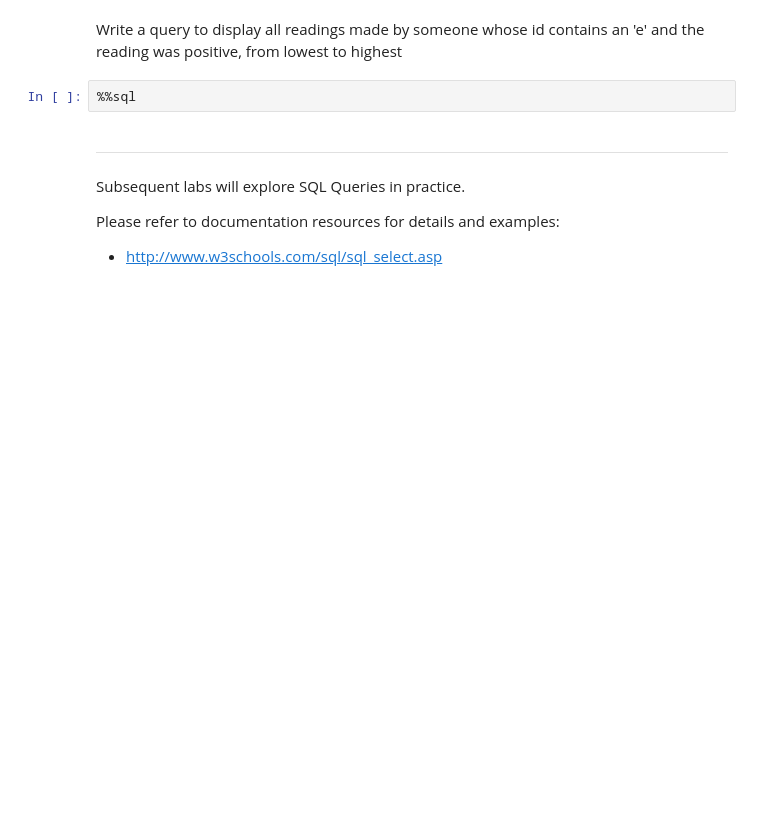
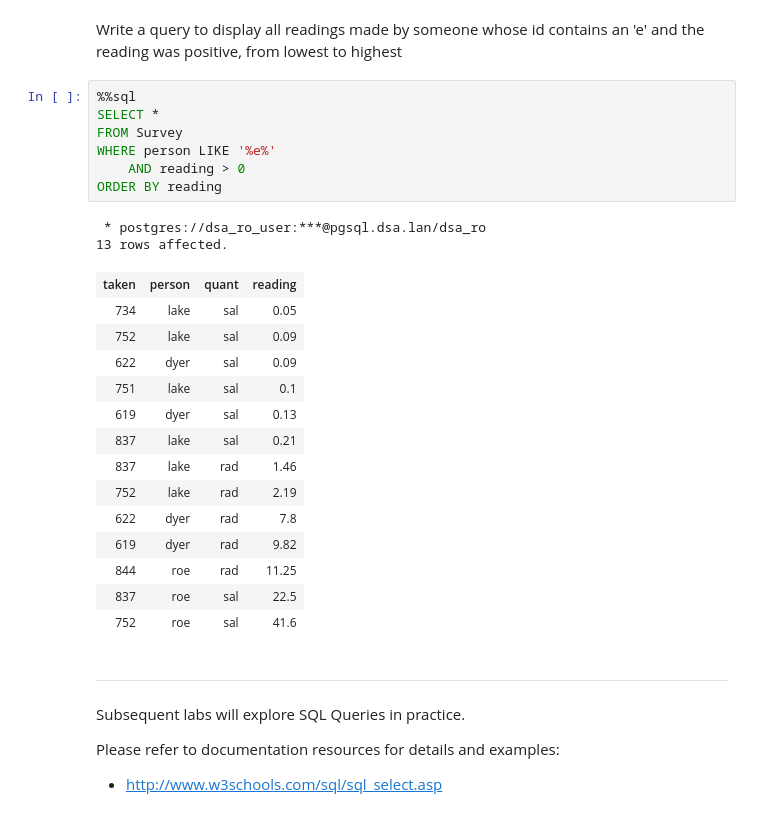
Before and after one commit to BlakeBigG/Database_and_Analytics_MS, a Jupyter notebook: modules/module1/exercises/M1_L2-SQL.ipynb, the cells around one changed output. Drawn from its saved outputs; the diff is of its cells as text; blank space fills up the shorter version.

```diff
--- a/modules/module1/exercises/M1_L2-SQL.ipynb
+++ b/modules/module1/exercises/M1_L2-SQL.ipynb
@@ -712,7 +943,29 @@ Find the 3 highest temperature readings
 # %% [markdown]
 Write a query to display all readings made by someone whose id contains an 'e' and the reading was positive, from lowest to highest
-# %%
-%%sql
+# %%
+%%sql
+SELECT *
+FROM Survey
+WHERE person LIKE '%e%'
+    AND reading > 0
+ORDER BY reading
+# %% [output]
+ * postgres://dsa_ro_user:***@pgsql.dsa.lan/dsa_ro
+13 rows affected.
+| taken | person | quant | reading |
+| 734 | lake | sal | 0.05 |
+| 752 | lake | sal | 0.09 |
+| 622 | dyer | sal | 0.09 |
+| 751 | lake | sal | 0.1 |
+| 619 | dyer | sal | 0.13 |
+| 837 | lake | sal | 0.21 |
+| 837 | lake | rad | 1.46 |
+| 752 | lake | rad | 2.19 |
+| 622 | dyer | rad | 7.8 |
+| 619 | dyer | rad | 9.82 |
+| 844 | roe | rad | 11.25 |
+| 837 | roe | sal | 22.5 |
+| 752 | roe | sal | 41.6 |
 # %% [markdown]
 ---
 
```
Also changed, not shown: parts of 33 cells of this notebook.
